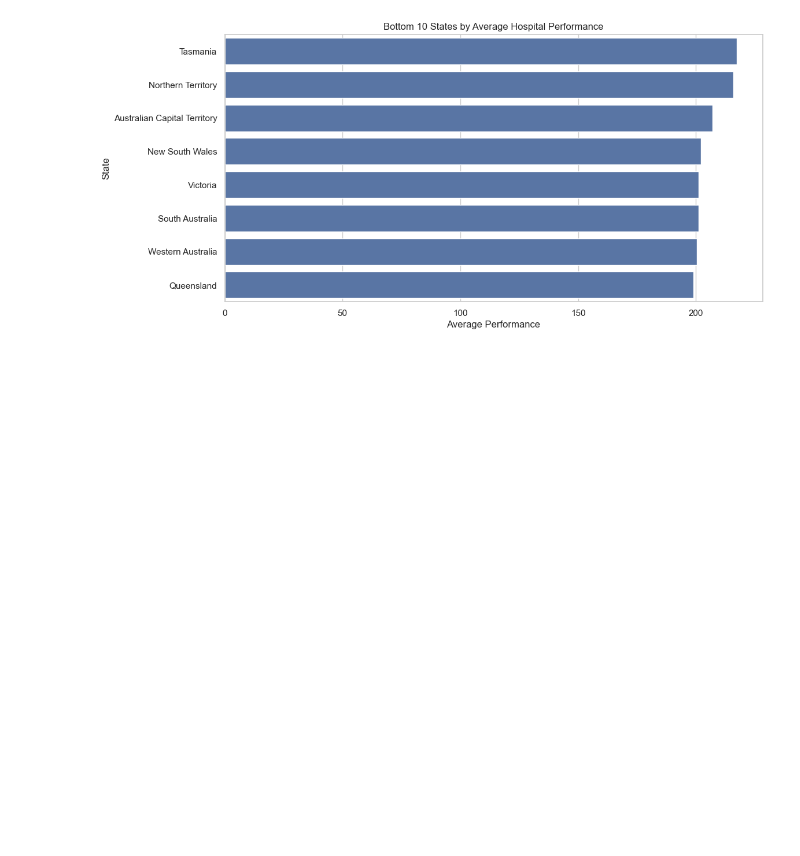
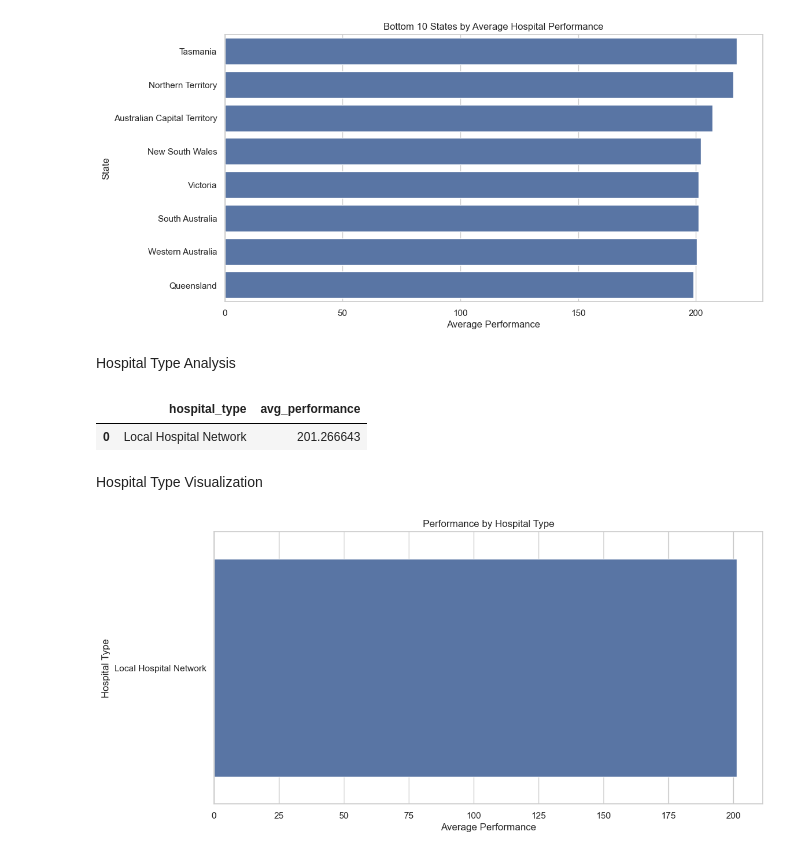
Before and after one commit to MahnoorAhmed-Dev/Hospital-Operations-Analytics-Pipeline, a Jupyter notebook: data_mining/notebooks/05_eda_hospital_segmentation_analysis.ipynb, the cells around one changed output. Drawn from its saved outputs; the diff is of its cells as text; code cells hidden in the pictures; blank space fills up the shorter version.

```diff
--- a/data_mining/notebooks/05_eda_hospital_segmentation_analysis.ipynb
+++ b/data_mining/notebooks/05_eda_hospital_segmentation_analysis.ipynb
@@ -149,3 +159,23 @@ plt.ylabel('State')
 plt.show()
 # %% [output]
 [figure]
+# %% [markdown]
+Hospital Type Analysis
+# %%
+type_perf = hospital_perf.groupby(['hospital_type'])['avg_performance'].mean().reset_index()
+type_perf=type_perf.sort_values(by='avg_performance', ascending=False)
+type_perf.head()
+# %% [output]
+|  | hospital_type | avg_performance |
+| 0 | Local Hospital Network | 201.266643 |
+# %% [markdown]
+Hospital Type Visualization
+# %%
+plt.figure(figsize=(12,6))
+sns.barplot(data=type_perf, x='avg_performance', y='hospital_type')
+plt.title("Performance by Hospital Type")
+plt.xlabel("Average Performance")
+plt.ylabel("Hospital Type")
+plt.show()
+# %% [output]
+[figure, added]
```
Also changed, not shown: parts of 2 cells of this notebook, 1 other file.
